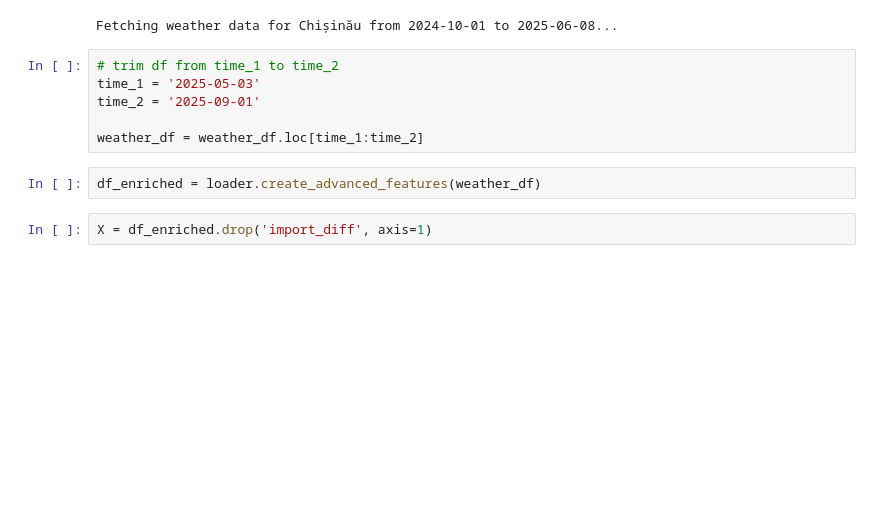
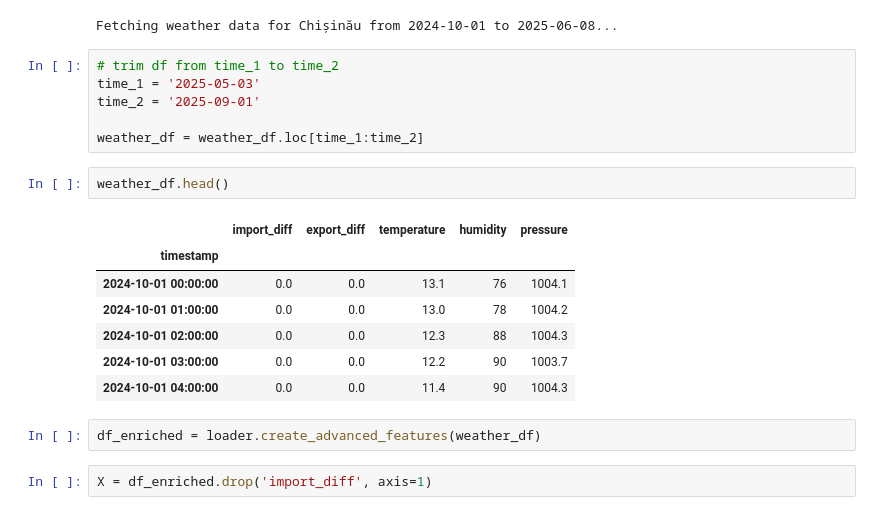
Before and after one commit to AndreiZoltan/energy, a Jupyter notebook: notebooks/inference_exp2.ipynb, the cells around one changed output. Saved outputs shown, nothing was run; the diff lists cells and outputs as text; blank space fills up the shorter version.

```diff
--- a/notebooks/inference_exp2.ipynb
+++ b/notebooks/inference_exp2.ipynb
@@ -44,6 +75,16 @@ time_1 = '2025-05-03'
 time_2 = '2025-09-01'
 
 weather_df = weather_df.loc[time_1:time_2]
+# %%
+weather_df.head()
+# %% [output]
+|  | import_diff | export_diff | temperature | humidity | pressure |
+| timestamp |  |  |  |  |  |
+| 2024-10-01 00:00:00 | 0.0 | 0.0 | 13.1 | 76 | 1004.1 |
+| 2024-10-01 01:00:00 | 0.0 | 0.0 | 13.0 | 78 | 1004.2 |
+| 2024-10-01 02:00:00 | 0.0 | 0.0 | 12.3 | 88 | 1004.3 |
+| 2024-10-01 03:00:00 | 0.0 | 0.0 | 12.2 | 90 | 1003.7 |
+| 2024-10-01 04:00:00 | 0.0 | 0.0 | 11.4 | 90 | 1004.3 |
 # %%
 df_enriched = loader.create_advanced_features(weather_df)
 # %%
```
Also changed, not shown: parts of 3 cells of this notebook, 1 other file.
